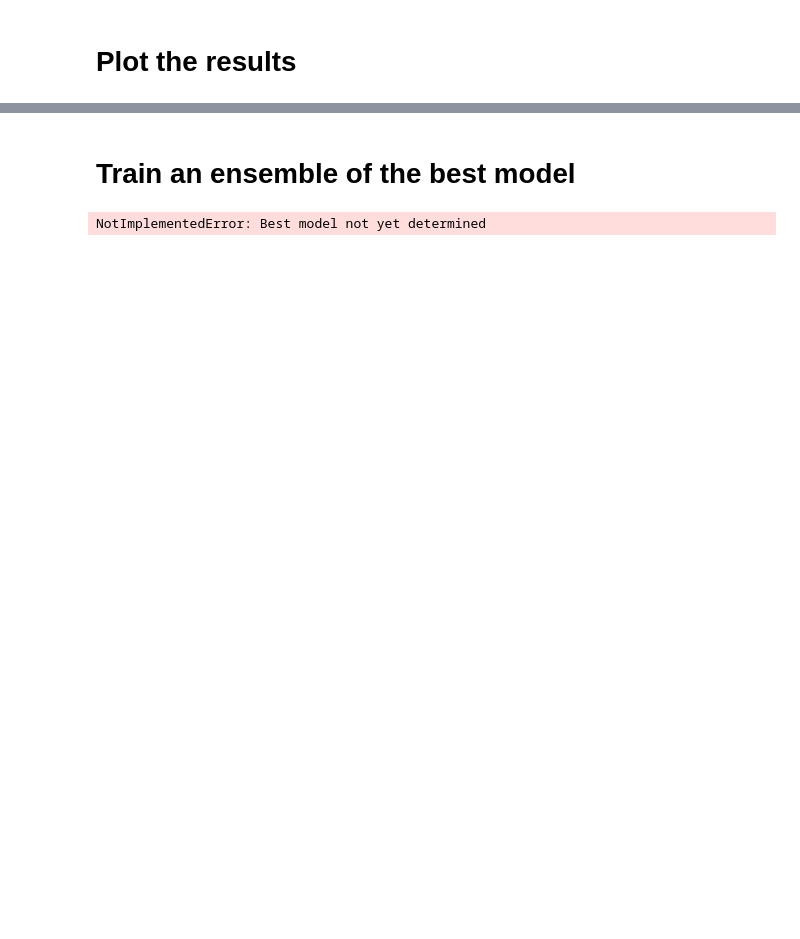
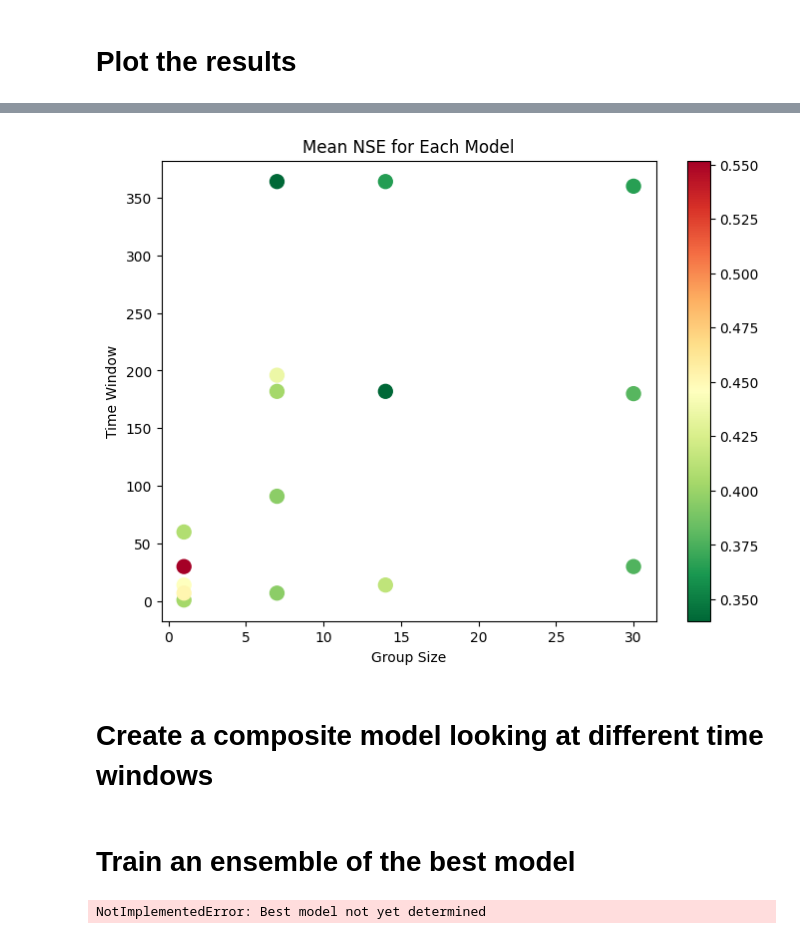
Before and after one commit to TWilson05/EOSC-410-Final-Project, a Jupyter notebook: CNN-LSTM.ipynb, the cells around one changed output, grey strips where cells are left out. Drawn from its saved outputs; the diff is of its cells as text; code cells hidden in the pictures; blank space fills up the shorter version.

```diff
--- a/CNN-LSTM.ipynb
+++ b/CNN-LSTM.ipynb
@@ -292,3 +369,19 @@ plt.show()
+# %%
+# plot a heatmap of the mean NSE for each model
+group_sizes = [group_size for group_size, _, _ in model_info]
+time_windows = [group_size * n_groups for group_size, n_groups, _ in model_info]
+
+fig, ax = plt.subplots(figsize=(8,6))
+plt.scatter(group_sizes, time_windows, c=mean_mse, cmap='RdYlGn_r', s=100)
+plt.xlabel("Group Size")
+plt.ylabel("Time Window")
+plt.title("Mean NSE for Each Model")
+plt.colorbar()
+plt.show()
+# %% [output]
+[figure, added]
+# %% [markdown]
+# Create a composite model looking at different time windows
 # %% [markdown]
 # Train an ensemble of the best model
 # %%
```
Also changed, not shown: parts of 9 cells of this notebook.
